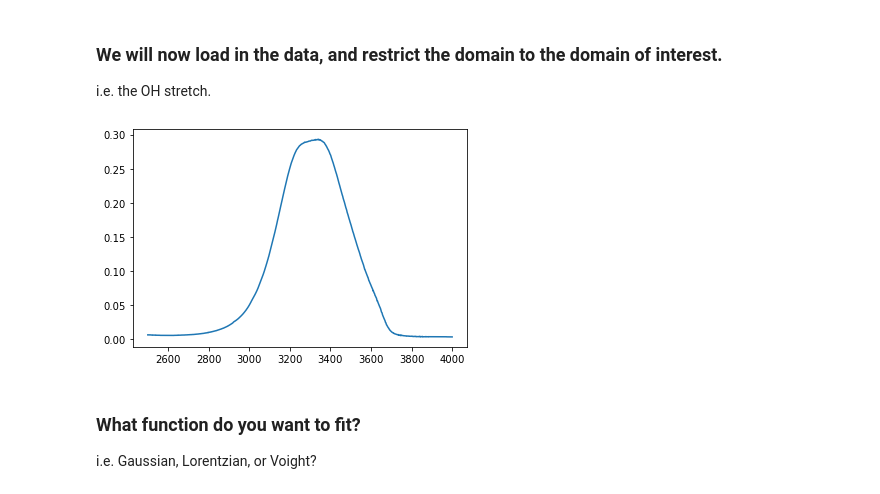
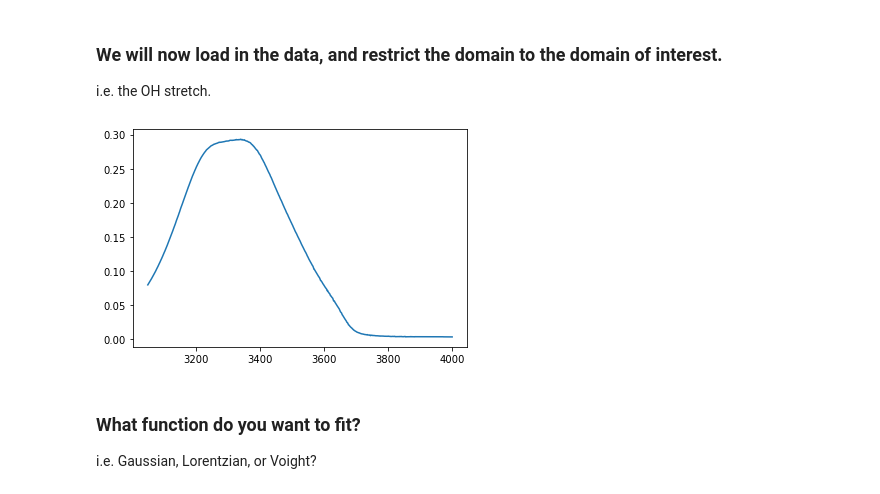
Before and after one commit to haydenrob/spec_deconv, a Jupyter notebook: spec_deconv_example.ipynb, the cells around one changed output. Cells and saved outputs as stored; diff of their text form; code cells hidden in the pictures.

```diff
--- a/spec_deconv_example.ipynb
+++ b/spec_deconv_example.ipynb
@@ -10,11 +10,11 @@ Spectral deconvolution module loaded: 6 peaks.
 ### We will now load in the data, and restrict the domain to the domain of interest.
 i.e. the OH stretch.
 # %%
-data = ftir.load('test_data_2DMSO.txt')
+data = ftir.load('data/test_data_2DMSO.txt')
 # %%
-x, y = ftir.pretty_data(data, 2500, plot=True)
+x, y = ftir.pretty_data(data, min_wav = 3050, max_wav = 4000, plot=True)
 # %% [output]
-[figure, old version]
+[figure, new version]
 # %% [markdown]
 ### What function do you want to fit?
 i.e. Gaussian, Lorentzian, or Voight?
```
Also changed, not shown: parts of 4 cells of this notebook, 1 other file.
